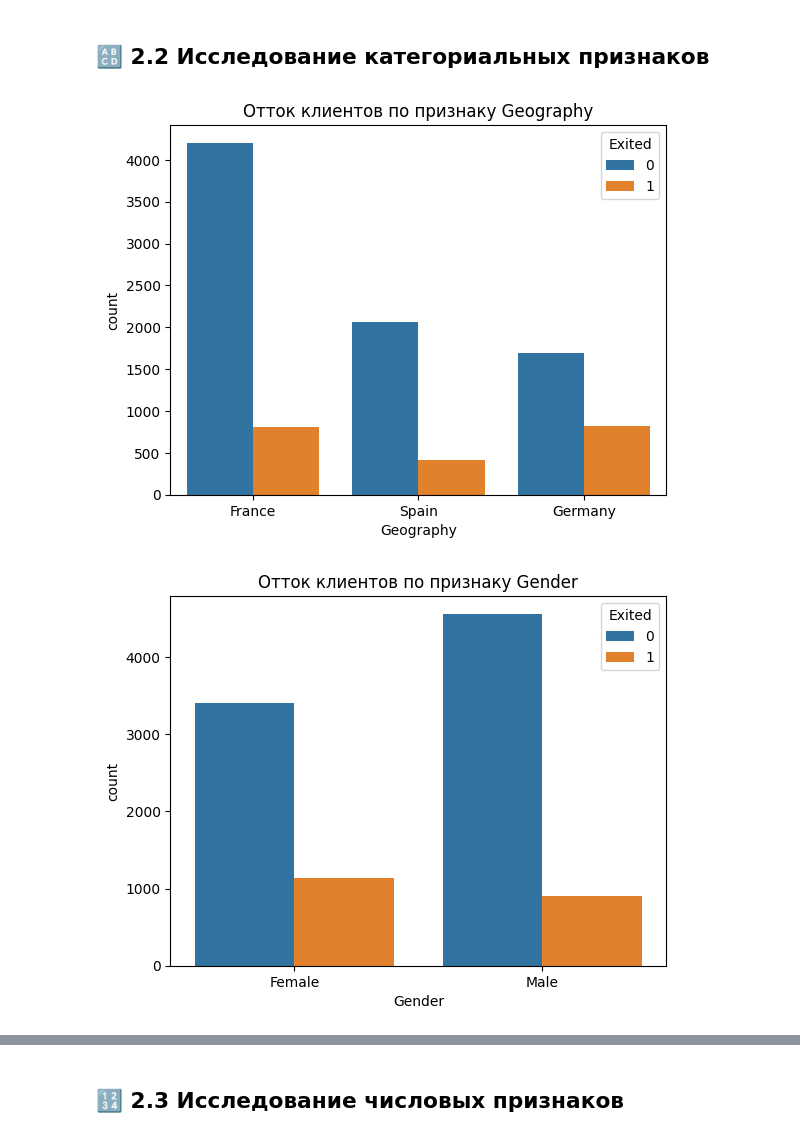
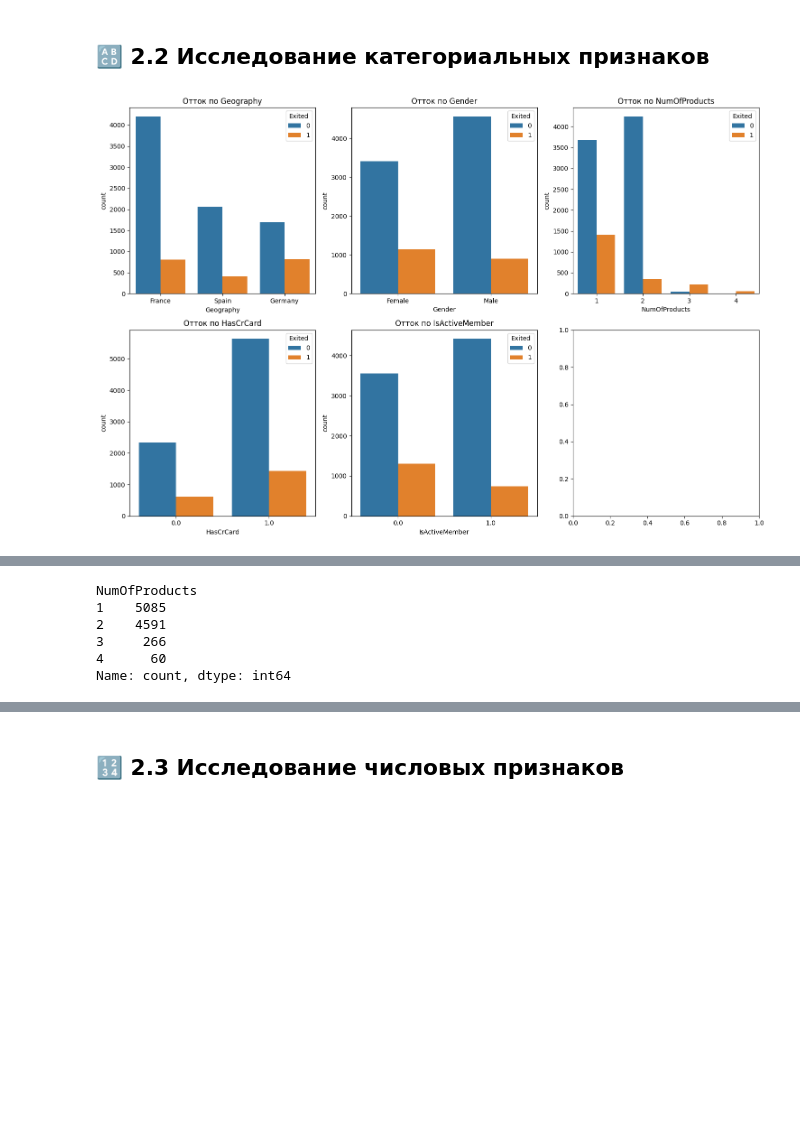
Before and after one commit to KiriLLchik07/Bank-Customer-Churn-Prediction, a Jupyter notebook: notebooks/02_eda_analysis.ipynb, the cells around one changed output, grey strips where cells are left out. Drawn from its saved outputs; the diff is of its cells as text; code cells hidden in the pictures; blank space fills up the shorter version.

```diff
--- a/notebooks/02_eda_analysis.ipynb
+++ b/notebooks/02_eda_analysis.ipynb
@@ -67,10 +67,14 @@ print(f"Процент оттока: {churn_rate[1]:.1f}%")
 # %% [markdown]
 ## 🔠 2.2 Исследование категориальных признаков
 # %%
-for column in categorical_features:
-    sb.countplot(data=df, x=column, hue=target)
-    plt.title(f"Отток клиентов по признаку {column}")
-    plt.show()
+fig, axes = plt.subplots(2, 3, figsize=(15, 10))
+
+for i, col in enumerate(categorical_features):
+    ax = axes[i//3, i%3]
+    sb.countplot(data=df, x=col, hue='Exited', ax=ax)
+    ax.set_title(f'Отток по {col}')
+
+plt.tight_layout()
+plt.show()
 # %% [output]
-[figure, old version]
+[figure, new version]
-[figure, removed]
@@ -100,6 +101,15 @@ NumOfProducts
 1.0    14.271845
 Name: Exited, dtype: float64
 --------------------------------------------------
+# %%
+print(df['NumOfProducts'].value_counts())
+# %% [output]
+NumOfProducts
+1    5085
+2    4591
+3     266
+4      60
+Name: count, dtype: int64
 # %% [markdown]
 По представленным диаграммам, можем сделать следующие выводы:
 
```
Also changed, not shown: parts of 7 cells of this notebook.
